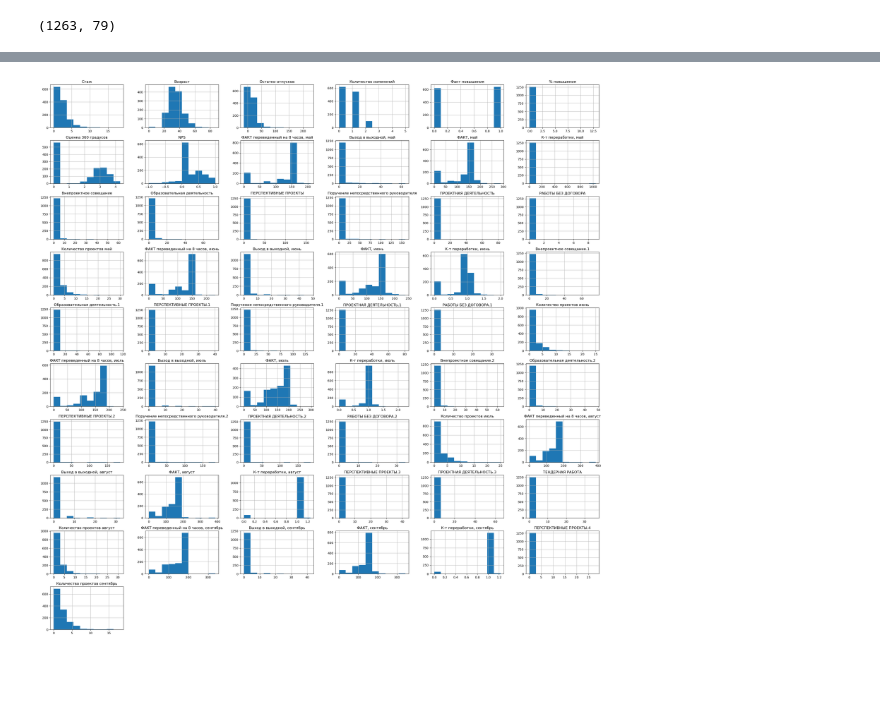
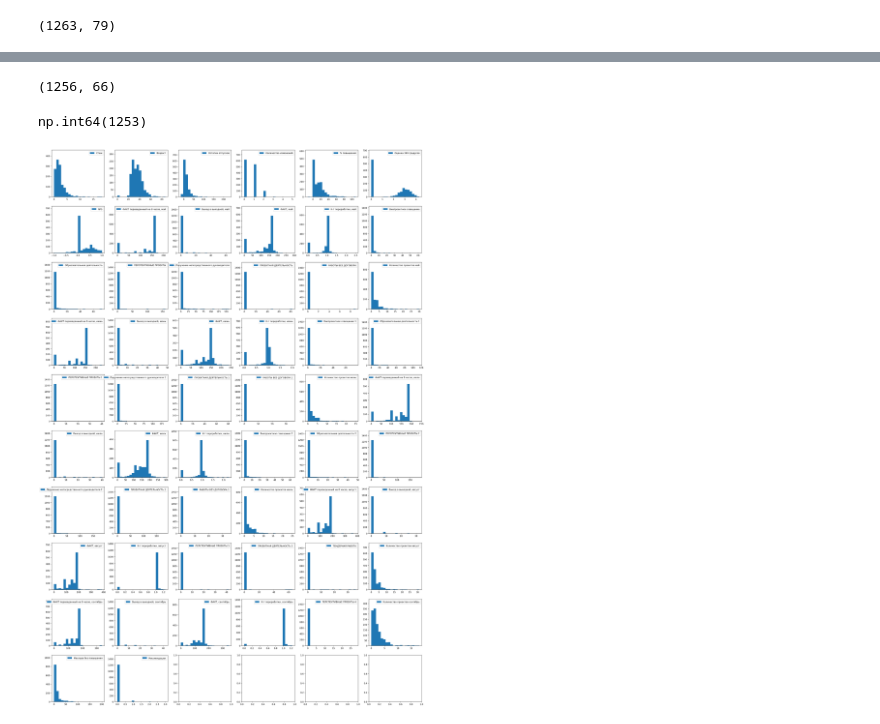
Before and after one commit to frznfrgg/employee-productivity, a Jupyter notebook: src/EDA.ipynb, the cells around one changed output, grey strips where cells are left out. Drawn from its saved outputs; the diff is of its cells as text; code cells hidden in the pictures; blank space fills up the shorter version.

```diff
--- a/src/EDA.ipynb
+++ b/src/EDA.ipynb
@@ -153,0 +202,5 @@ base_df.head()
+# %%
+base_df.dropna(subset=["Номер", "Стаж"], inplace=True)
+# %%
+# dropping rows with impossible values in some columns
+base_df = base_df[base_df["% повышения"] != 1300]
@@ -173,6 +237,19 @@ base_df.isnull().sum()
 dtype: int64
-# %%
-base_df[numerical_cols].hist(layout=(10, 6), figsize=(32, 32))
-None
-# %% [output]
-[figure, removed]
+# %%
+base_df.shape
+# %% [output]
+(1256, 66)
+# %%
+base_df["ПРОЕКТНАЯ ДЕЯТЕЛЬНОСТЬ.1"].isin([0]).sum(axis=0)
+# %% [output]
+np.int64(1253)
+# %%
+fig, axes = plt.subplots(10, 6, figsize=(30, 45))
+for index, column in enumerate(numerical_cols):
+    ax = axes.flatten()[index]
+    ax.hist(base_df[column], label=column, bins=20)
+    ax.legend(loc="upper right", fontsize=10)
+    ax.set_ylim((0, 1.2 * ax.get_ylim()[1]))
+fig.show()
+# %% [output]
+[figure, added]
```
Also changed, not shown: parts of 20 cells of this notebook, 4 other files.
